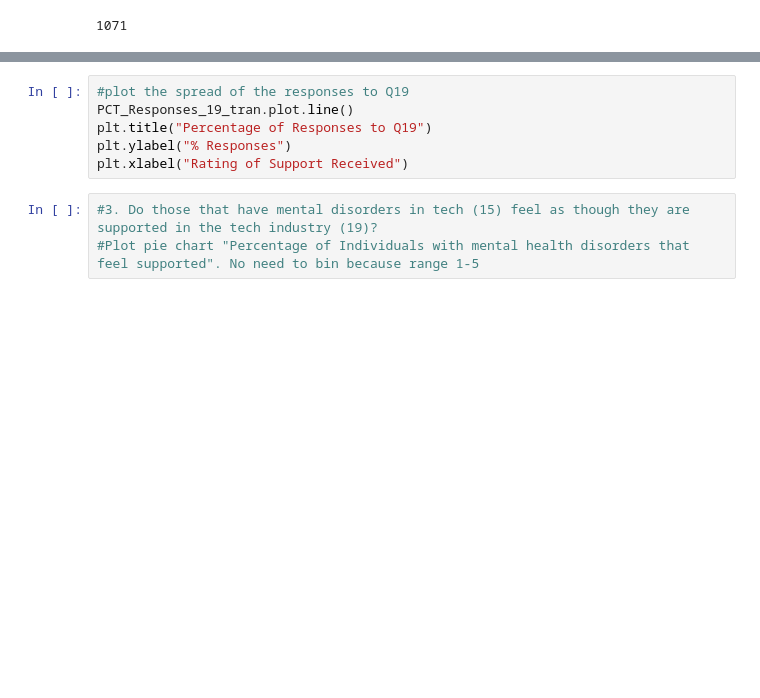
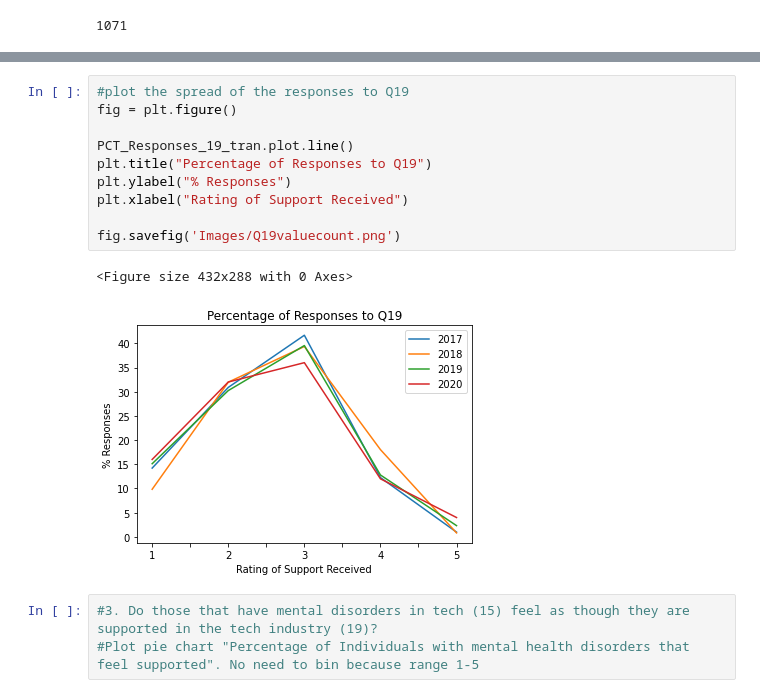
Before and after one commit to bennetyousuf/ProjectOne-MentalHealthinTech, a Jupyter notebook: Working_Notebooks/Mental Health in Tech Data Cleanup_NC.ipynb, the cells around one changed output, grey strips where cells are left out. Cells and saved outputs as stored; diff of their text form; blank space fills up the shorter version.

```diff
--- a/Working_Notebooks/Mental Health in Tech Data Cleanup_NC.ipynb
+++ b/Working_Notebooks/Mental Health in Tech Data Cleanup_NC.ipynb
@@ -328,9 +446,16 @@ PCT_Responses_19_tran
 # %%
 #plot the spread of the responses to Q19
+fig = plt.figure()
+
 PCT_Responses_19_tran.plot.line()
 plt.title("Percentage of Responses to Q19")
 plt.ylabel("% Responses")
 plt.xlabel("Rating of Support Received")
+
+fig.savefig('Images/Q19valuecount.png')
+# %% [output]
+<Figure size 432x288 with 0 Axes>
+[figure, added]
 # %%
 #3. Do those that have mental disorders in tech (15) feel as though they are supported in the tech industry (19)?
 #Plot pie chart "Percentage of Individuals with mental health disorders that feel supported". No need to bin because range 1-5
```
Also changed, not shown: parts of 15 cells of this notebook, 3 other files.
